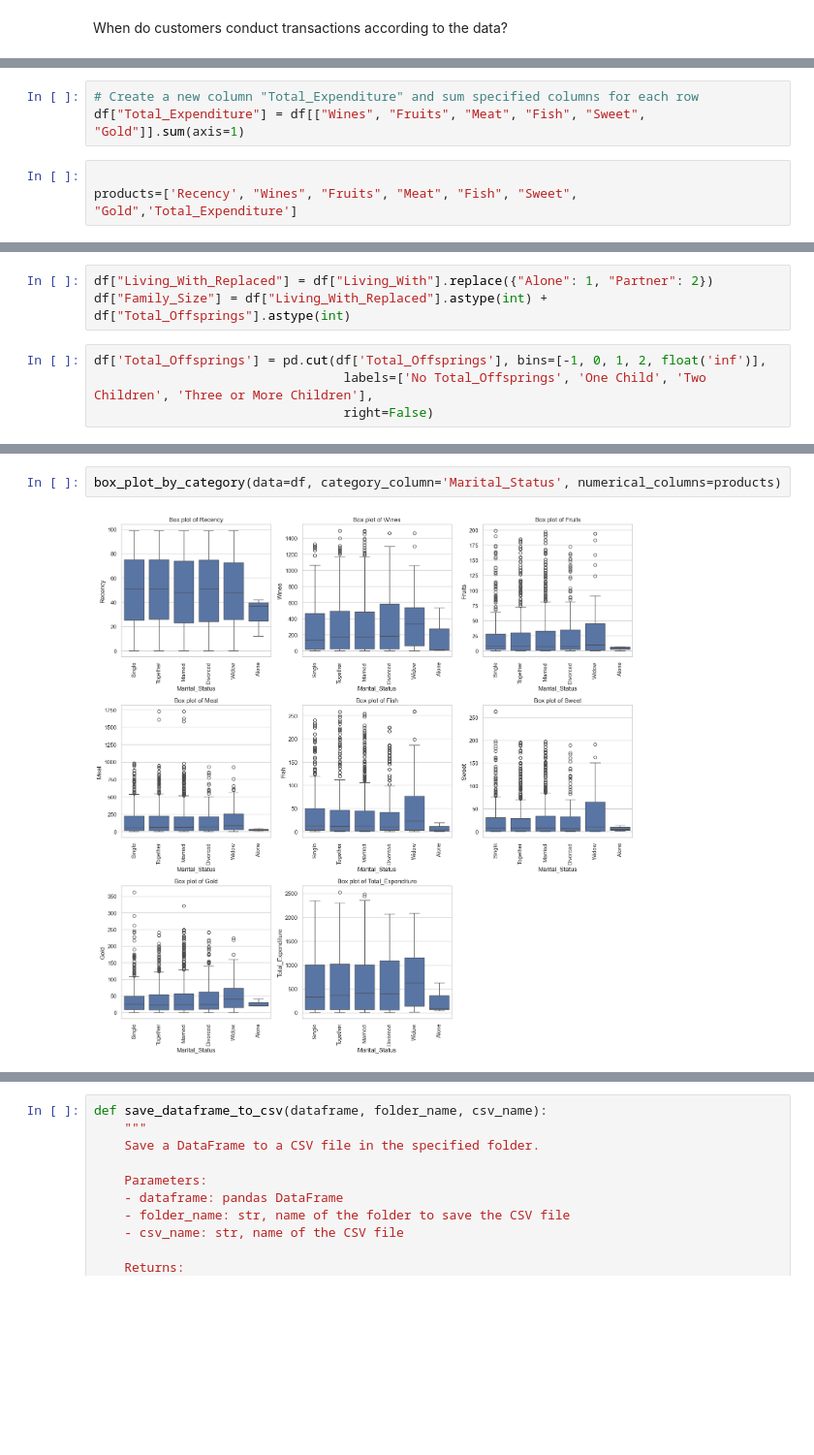
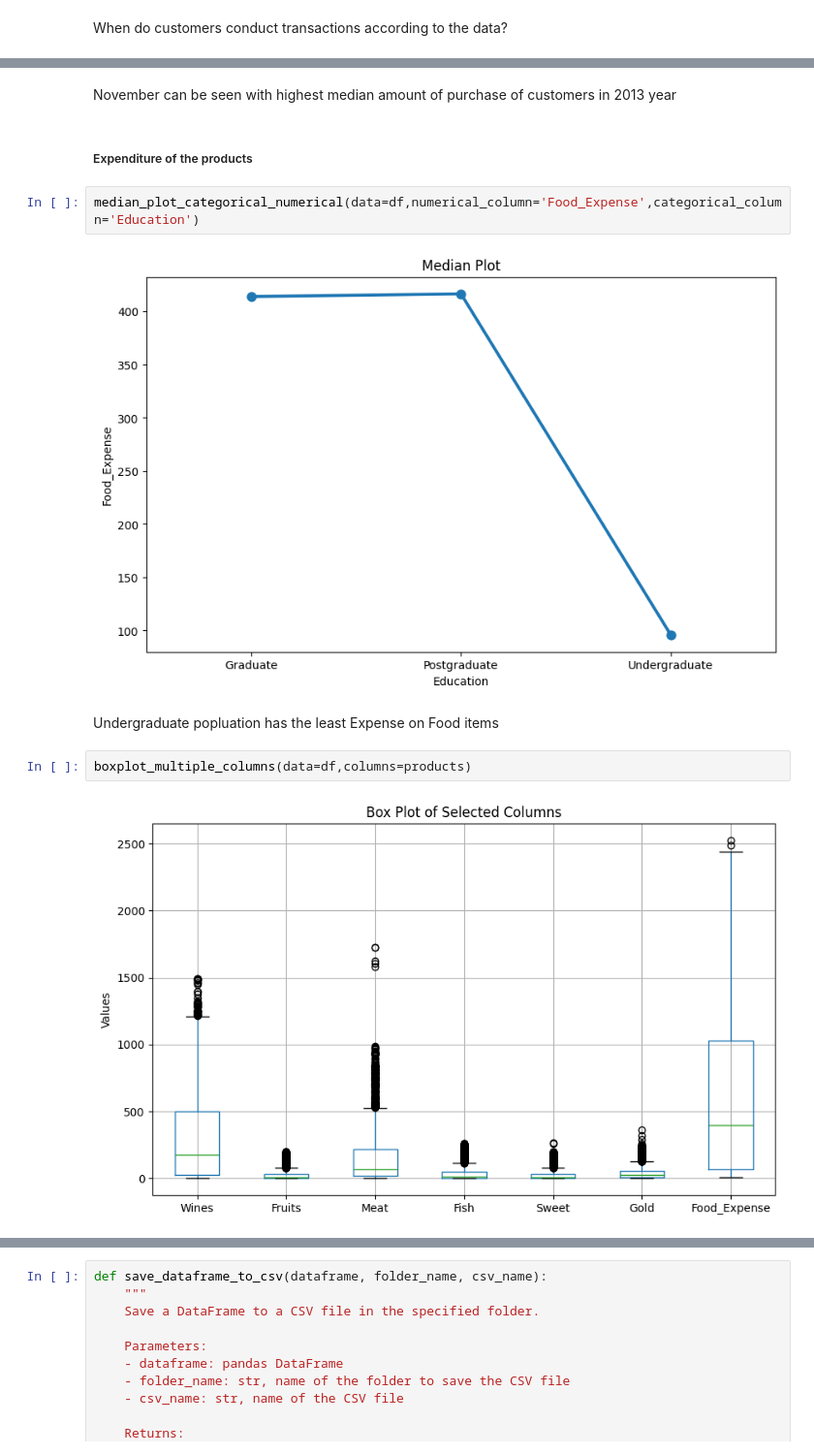
Before and after one commit to Hitesh-Nimbalkar/Customer__Segmentation, a Jupyter notebook: Notebook/EDA/EDA.ipynb, the cells around one changed output, grey strips where cells are left out. Shown at 97% size. Saved outputs shown, nothing was run; the diff lists cells and outputs as text; blank space fills up the shorter version.

```diff
--- a/Notebook/EDA/EDA.ipynb
+++ b/Notebook/EDA/EDA.ipynb
@@ -647,6 +711,0 @@ df[products]
-# %%
-# Create a new column "Total_Expenditure" and sum specified columns for each row
-df["Total_Expenditure"] = df[["Wines", "Fruits", "Meat", "Fish", "Sweet", "Gold"]].sum(axis=1)
-# %%
-
-products=['Recency', "Wines", "Fruits", "Meat", "Fish", "Sweet", "Gold",'Total_Expenditure']
@@ -760,7 +782,0 @@ Name: Living_With, Length: 2127, dtype: object
-# %%
-df["Living_With_Replaced"] = df["Living_With"].replace({"Alone": 1, "Partner": 2})
-df["Family_Size"] = df["Living_With_Replaced"].astype(int) + df["Total_Offsprings"].astype(int)
-# %%
-df['Total_Offsprings'] = pd.cut(df['Total_Offsprings'], bins=[-1, 0, 1, 2, float('inf')],
-                                 labels=['No Total_Offsprings', 'One Child', 'Two Children', 'Three or More Children'],
-                                 right=False)
@@ -801,4 +805,14 @@ def median_plot_by_category(data, category_column, numerical_columns):
+# %% [markdown]
+November can be seen with highest median amount of  purchase of customers in 2013 year
+# %% [markdown]
+##### Expenditure of the products
+# %%
+median_plot_categorical_numerical(data=df,numerical_column='Food_Expense',categorical_column='Education')
+# %% [output]
+[figure, added]
+# %% [markdown]
+Undergraduate popluation has the least Expense on Food items
 # %%
-box_plot_by_category(data=df, category_column='Marital_Status', numerical_columns=products)
+boxplot_multiple_columns(data=df,columns=products)
 # %% [output]
-[figure, old version]
+[figure, new version]
```
Also changed, not shown: parts of 161 cells of this notebook, 4 other files.
